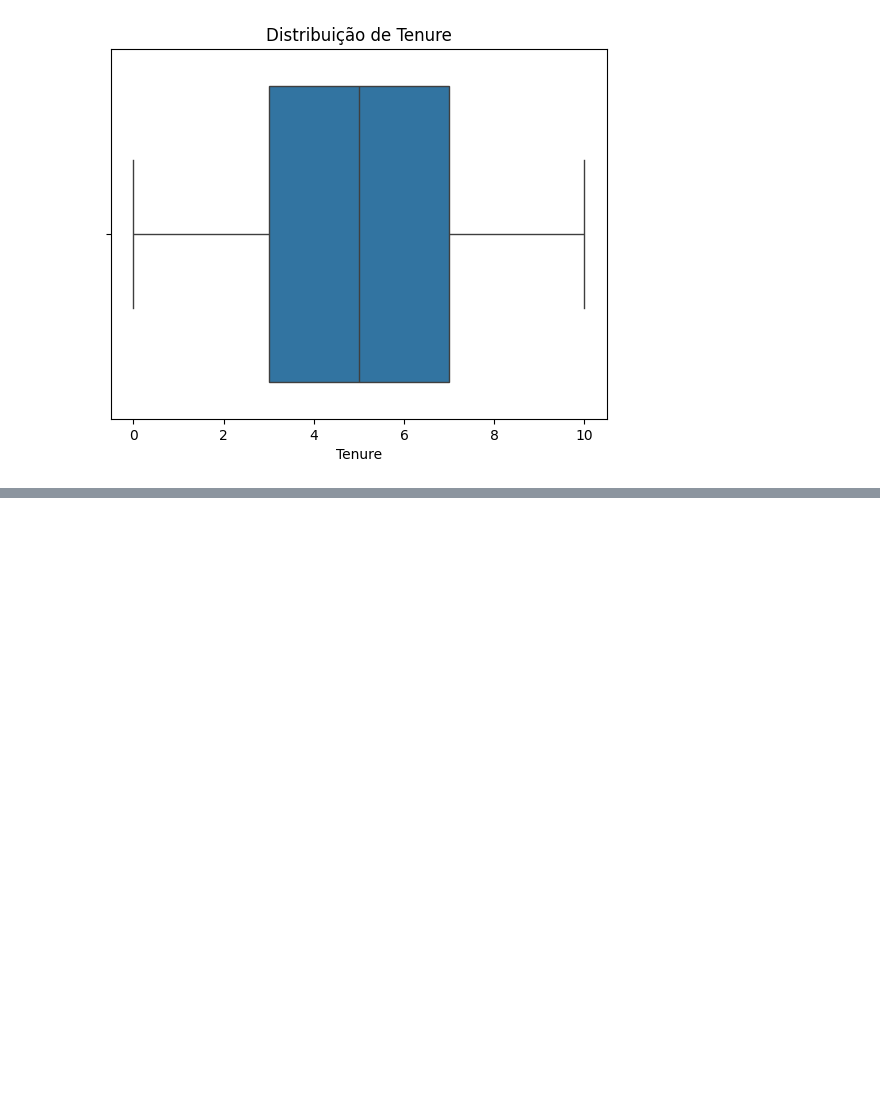
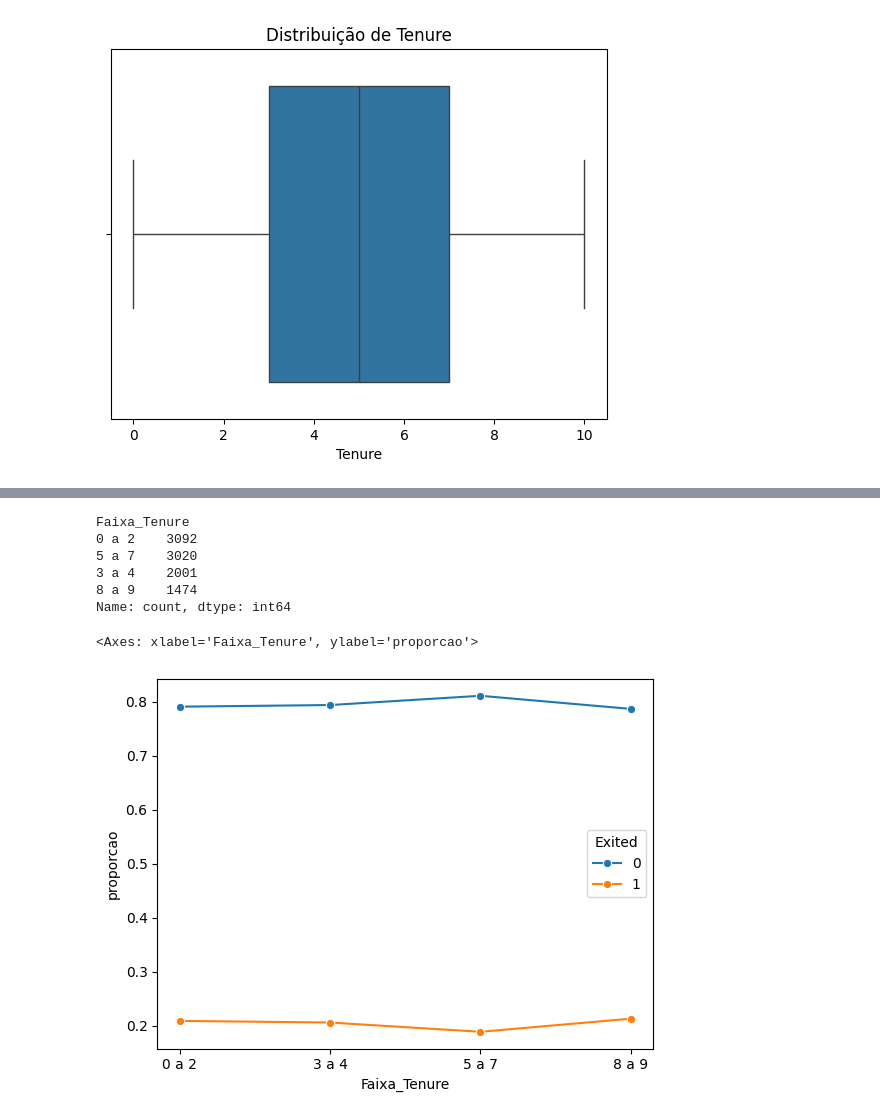
Before and after one commit to JulioRena/churn_predict, a Jupyter notebook: EDA.ipynb, the cells around one changed output, grey strips where cells are left out. Cells and saved outputs as stored; diff of their text form; code cells hidden in the pictures; blank space fills up the shorter version.

```diff
--- a/EDA.ipynb
+++ b/EDA.ipynb
@@ -273,0 +292,23 @@ plt.show()
+# %%
+bins = [0, 3, 5, 8, 10]
+labels = [f"{bins[i]} a {bins[i+1]-1}" for i in range(len(bins)-1)]
+
+# Aplicando pd.cut() com os rótulos personalizados
+df['Faixa_Tenure'] = pd.cut(df['Tenure'], bins=bins, labels=labels)
+# %%
+df['Faixa_Tenure'].value_counts()
+# %% [output]
+Faixa_Tenure
+0 a 2    3092
+5 a 7    3020
+3 a 4    2001
+8 a 9    1474
+Name: count, dtype: int64
+# %%
+df_proporcao = df.groupby(['Faixa_Tenure', 'Exited']).size().div(df.groupby('Faixa_Tenure').size(), level=0)
+df_proporcao = df_proporcao.reset_index(name='proporcao')
+
+sns.lineplot(x='Faixa_Tenure', y='proporcao', hue='Exited', data=df_proporcao, marker='o')
+# %% [output]
+<Axes: xlabel='Faixa_Tenure', ylabel='proporcao'>
+[figure, added]
```
Also changed, not shown: parts of 2 cells of this notebook.
